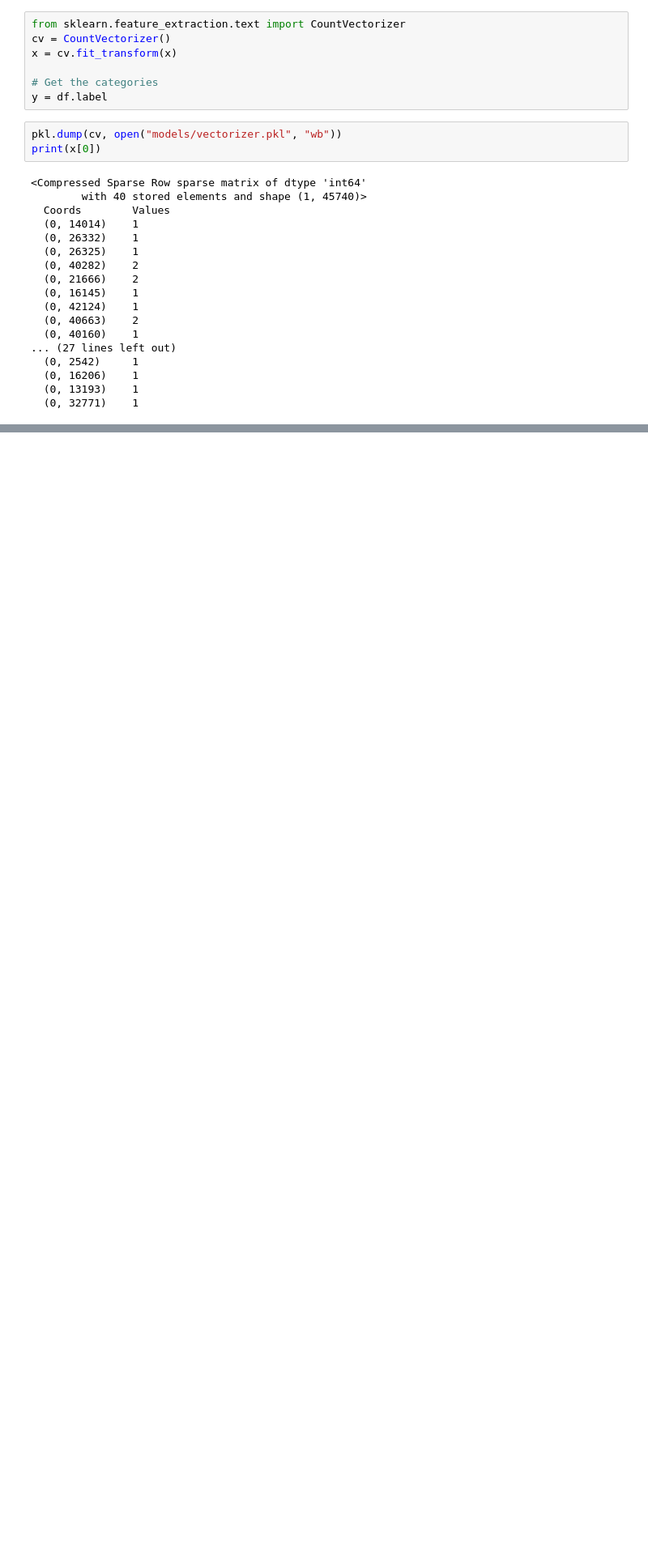
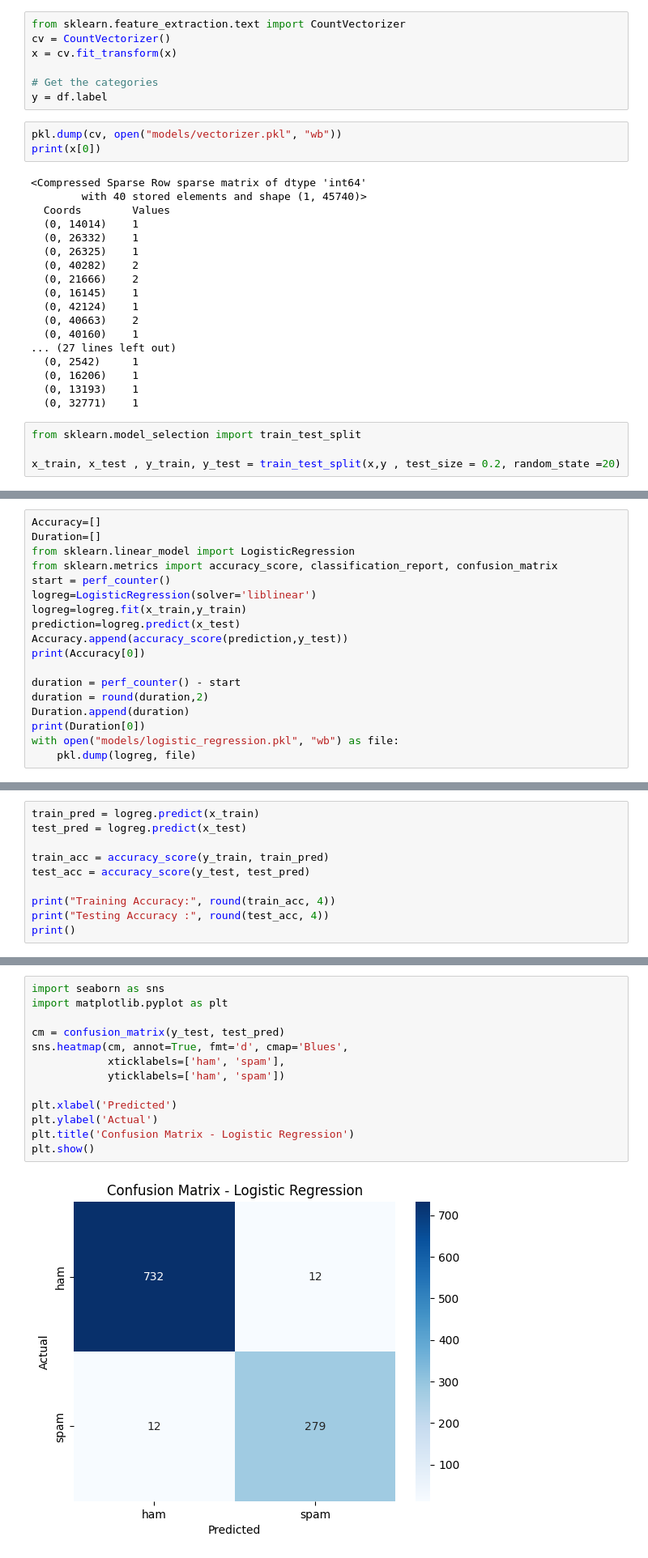
Before and after one commit to nisal2002/Phishing-Detection-AI-Techniques, a Jupyter notebook: old/old_phishing_email.ipynb, the cells around one changed output, grey strips where cells are left out. Shown: that part at 81% size. Saved outputs shown, nothing was run; the diff lists cells and outputs as text; blank space fills up the shorter version.

Commit message:
Model training

```diff
--- a/old/old_phishing_email.ipynb
+++ b/old/old_phishing_email.ipynb
@@ -209,3 +209,7 @@ print(x[0])
   (0, 16206)    1
   (0, 13193)    1
   (0, 32771)    1
+# %%
+from sklearn.model_selection import train_test_split
+
+x_train, x_test , y_train, y_test = train_test_split(x,y , test_size = 0.2, random_state =20)
@@ -211,0 +224,18 @@ print(x[0])
+# %%
+Accuracy=[]
+Duration=[]
+from sklearn.linear_model import LogisticRegression
+from sklearn.metrics import accuracy_score, classification_report, confusion_matrix
+start = perf_counter()
+logreg=LogisticRegression(solver='liblinear')
+logreg=logreg.fit(x_train,y_train)
+prediction=logreg.predict(x_test)
+Accuracy.append(accuracy_score(prediction,y_test))
+print(Accuracy[0])
+
+duration = perf_counter() - start
+duration = round(duration,2)
+Duration.append(duration)
+print(Duration[0])
+with open("models/logistic_regression.pkl", "wb") as file:
+    pkl.dump(logreg, file)
@@ -211,0 +245,10 @@ print(x[0])
+# %%
+train_pred = logreg.predict(x_train)
+test_pred = logreg.predict(x_test)
+
+train_acc = accuracy_score(y_train, train_pred)
+test_acc = accuracy_score(y_test, test_pred)
+
+print("Training Accuracy:", round(train_acc, 4))
+print("Testing Accuracy :", round(test_acc, 4))
+print()
@@ -211,0 +271,15 @@ print(x[0])
+# %%
+import seaborn as sns
+import matplotlib.pyplot as plt
+
+cm = confusion_matrix(y_test, test_pred)
+sns.heatmap(cm, annot=True, fmt='d', cmap='Blues',
+            xticklabels=['ham', 'spam'],
+            yticklabels=['ham', 'spam'])
+
+plt.xlabel('Predicted')
+plt.ylabel('Actual')
+plt.title('Confusion Matrix - Logistic Regression')
+plt.show()
+# %% [output]
+[figure, added]
```
Also changed, not shown: parts of 27 cells of this notebook, 7 other files.
